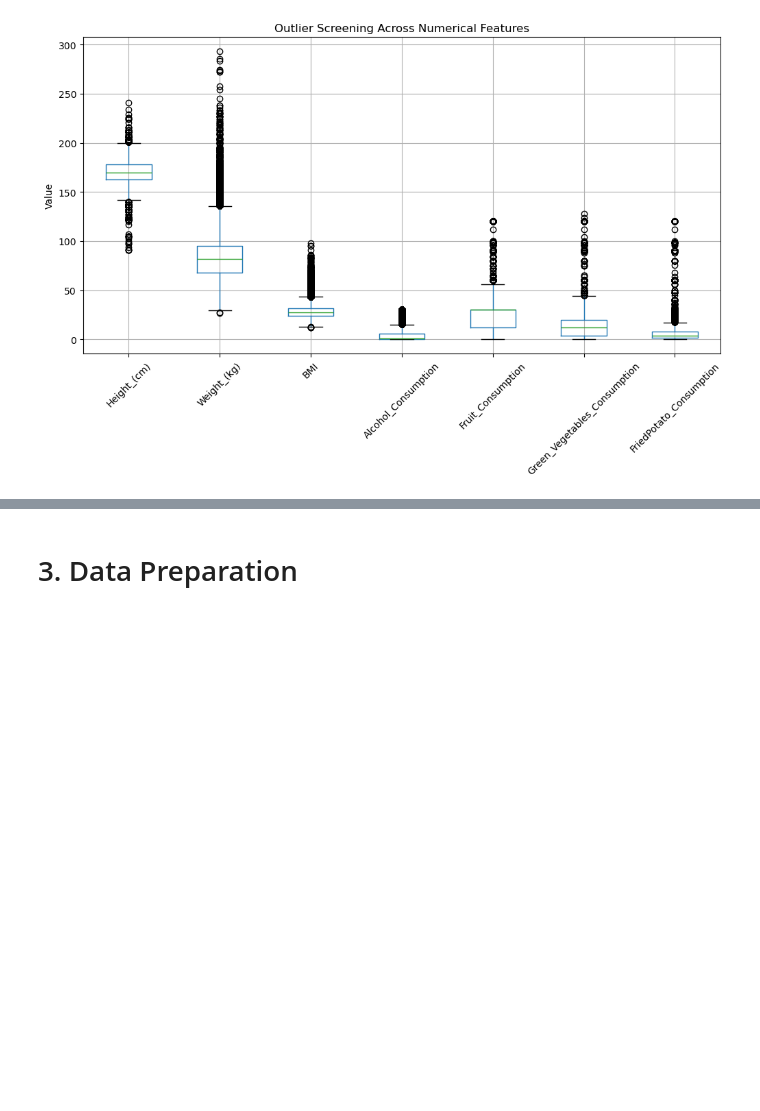
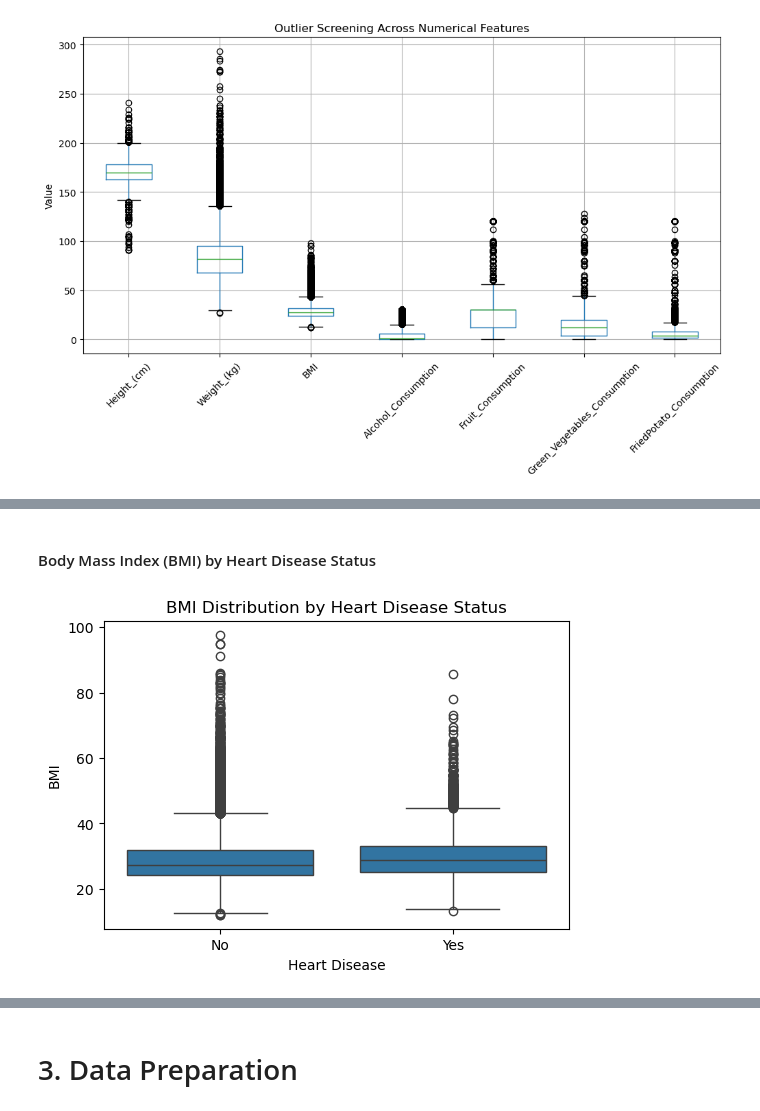
Before and after one commit to Jared-Tenebris/mldp-jared, a Jupyter notebook: cardiovascular_health.ipynb, the cells around one changed output, grey strips where cells are left out. Saved outputs shown, nothing was run; the diff lists cells and outputs as text; code cells hidden in the pictures; blank space fills up the shorter version.

```diff
--- a/cardiovascular_health.ipynb
+++ b/cardiovascular_health.ipynb
@@ -309,0 +329,19 @@ Given the binary nature of the target variable(Heart_Disease), **logistic regres
+# %% [markdown]
+#### Body Mass Index (BMI) by Heart Disease Status
+# %%
+plt.figure(figsize=(6,4))
+## Boxplot of Bmi by Heart Disease
+sns.boxplot(
+    x='Heart_Disease',
+    y='BMI',
+    data=df,
+    showfliers=True, ## Toggle to show outliers or not
+
+)
+
+plt.title('BMI Distribution by Heart Disease Status')
+plt.xlabel('Heart Disease')
+plt.ylabel('BMI')
+plt.show()
+# %% [output]
+[figure, added]
```
Also changed, not shown: parts of 22 cells of this notebook.
